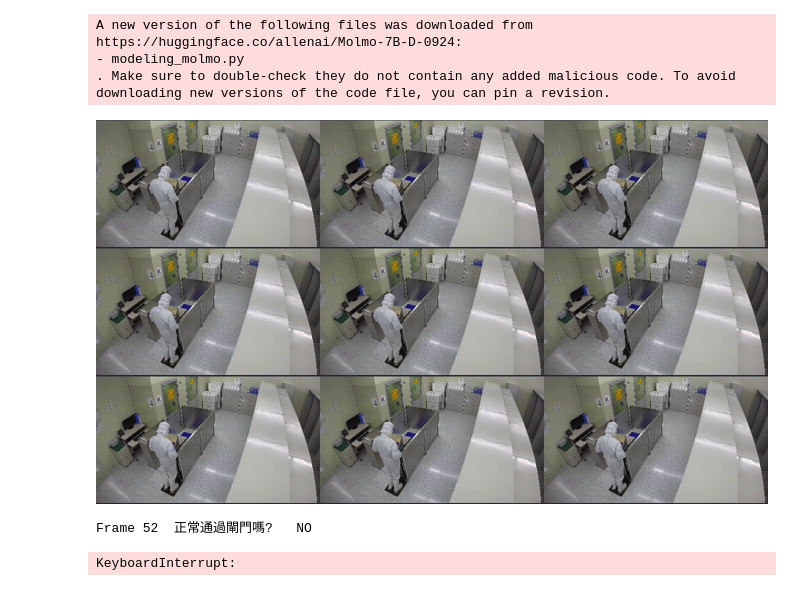
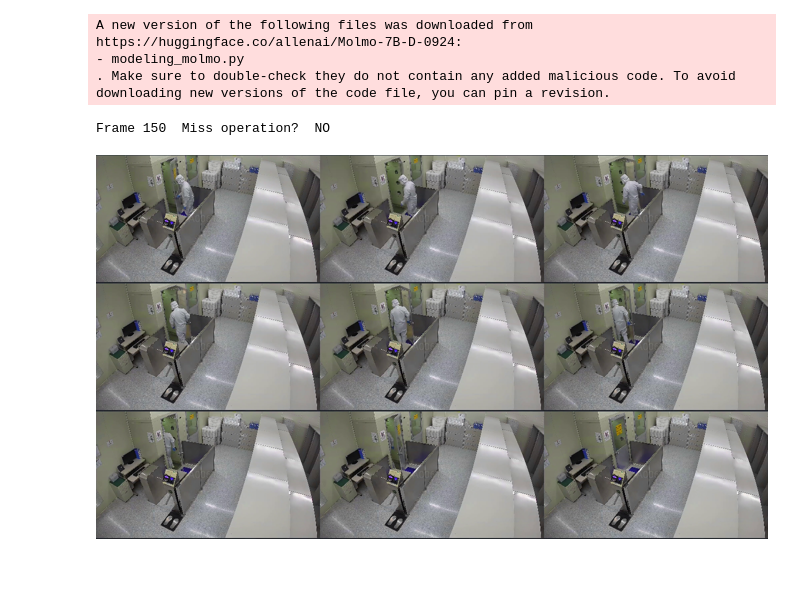
Before and after one commit to TienLungSun/LLM, a Jupyter notebook: MO detection.ipynb, the cells around one changed output. Cells and saved outputs as stored; diff of their text form; code cells hidden in the pictures.

```diff
--- a/MO detection.ipynb
+++ b/MO detection.ipynb
@@ -70,7 +70,7 @@ def process_frame(frame):
   # 處理影像和文字
   inputs = processor.process(
       images=[frame],
-      text="Is this person passing through the gate in a normal way? Just answer YES or NO"
+      text="Did you detect any crouching or jumping behavior? Just answer YES or NO"
   )
 
   # move inputs to the correct device and make a batch of size 1
@@ -131,6 +130,9 @@ else:
         ret, frame = cap.read()
         frameNo += 1
 
+        if((frameNo !=1) and (frameNo % 3!=0)):
+          continue
+
         # 如果成功讀取到幀
         if not ret:
             break
@@ -144,44 +146,44 @@ else:
             image = Image.fromarray(frame_rgb)
 
             # 將縮小後的圖片加入列表
-            if frameNo <= 9:
+            if len(frameLst) < 9:
               frameLst.append(image)
             else:
               frameLst.pop(0)
               frameLst.append(image)
 
               # 將9張縮小的圖片拼接成3x3大圖
               large_img = form_large_img(frameLst)
 
+              generated_text = process_frame(large_img)
+
+              # 清除先前顯示的幀
+              clear_output(wait=True)
+
+              msg = "Frame " + str(frameNo)+ "  Miss operation? "+ generated_text
+              print(msg, flush=True)
+
+              # 顯示這張3x3大圖
               # 將拼接後的大圖再縮小以方便顯示
               large_img_resized = large_img.resize((large_img.width//2, large_img.height//2))
 
               # 將Pillow Image轉換回NumPy陣列以便顯示
               large_img_np = np.array(large_img_resized)
 
               # 將RGB格式轉換回BGR以便用OpenCV顯示
               large_img_bgr = cv2.cvtColor(large_img_np, cv2.COLOR_RGB2BGR)
 
-              # 清除先前顯示的幀
-              clear_output(wait=True)
-
               # 使用cv2_imshow來顯示縮小後的大圖
               cv2_imshow(large_img_bgr)
-
-              generated_text = process_frame(large_img)
-
-              # 打印格式化後的文本
-              print("Frame", str(frameNo), " 正常通過閘門嗎? ", generated_text)
 
               # 控制播放速度 (例如每秒25幀)
               time.sleep(0.5)  # 0.04 秒大約等於 25 fps
 
 # 釋放視頻對象
 cap.release()
 
 # 關閉所有窗口
 cv2.destroyAllWindows()
 # %% [output]
+Frame 150  Miss operation?  NO
-[figure, old version]
+[figure, new version]
-Frame 52  正常通過閘門嗎?   NO
-KeyboardInterrupt:
```
Also changed, not shown: parts of 2 cells of this notebook.
